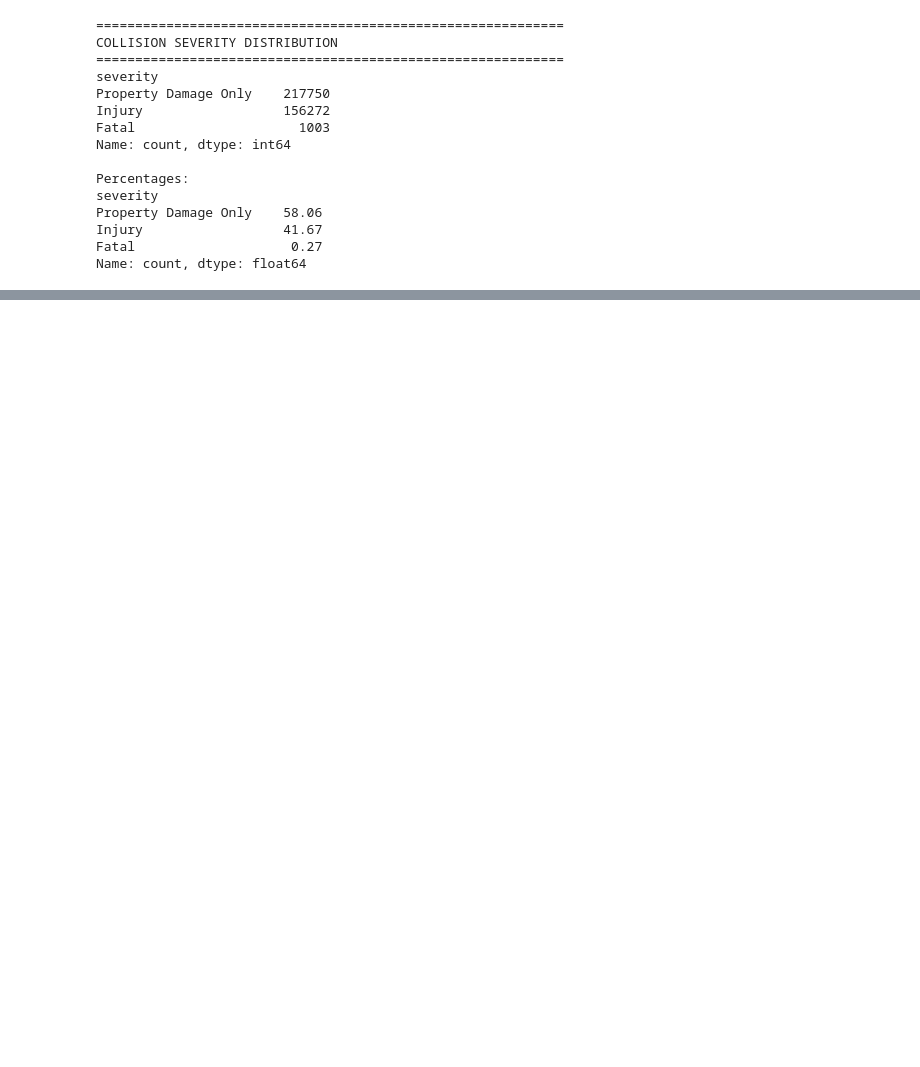
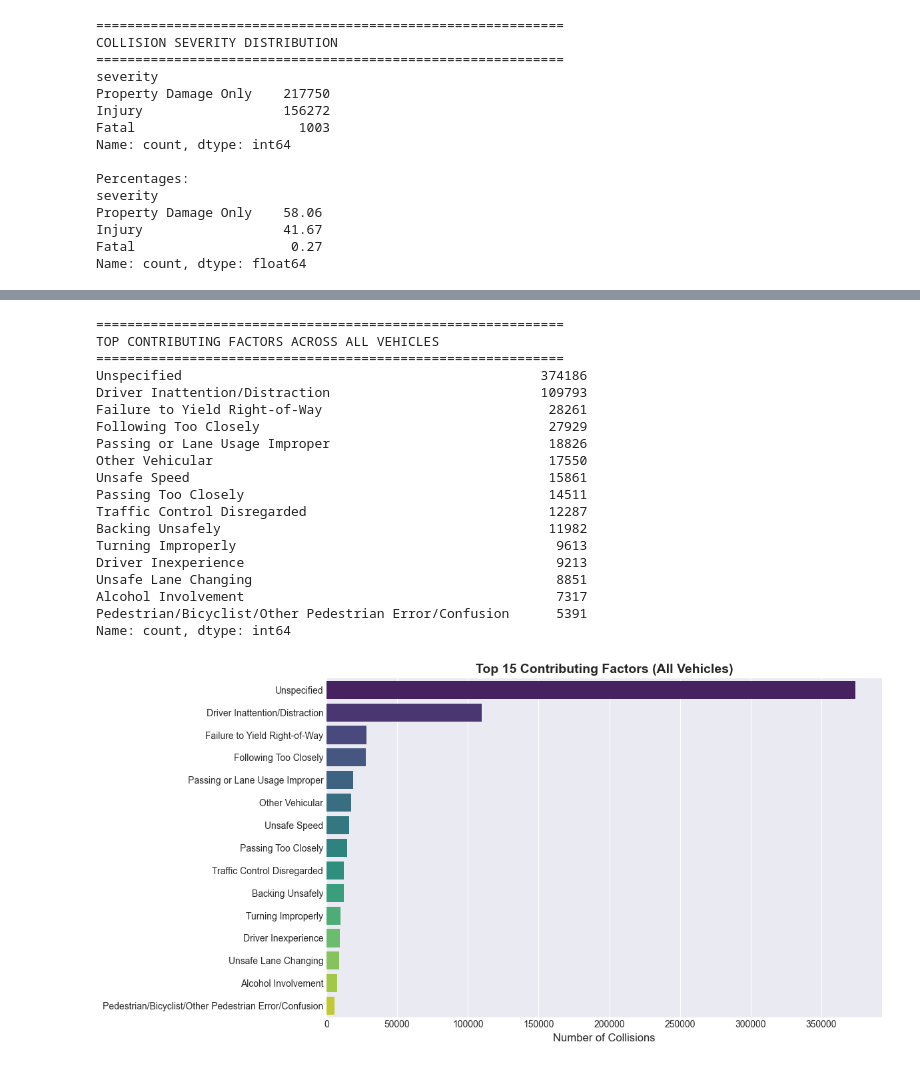
Before and after one commit to SU-IST707-SP26/group-project-crash-predictors, a Jupyter notebook: work/01_initial_eda.ipynb, the cells around one changed output, grey strips where cells are left out. Cells and saved outputs as stored; diff of their text form; code cells hidden in the pictures; blank space fills up the shorter version.

```diff
--- a/work/01_initial_eda.ipynb
+++ b/work/01_initial_eda.ipynb
@@ -486,0 +452,19 @@ Name: count, dtype: int64
+# %%
+#Cell 22: Noticed Longitude and Latitude are string types and changed them to float
+#float function
+def safe_float(x):
+    try:
+        if isinstance(x, str):
+            x = x.replace(',', '.').strip()
+        return float(x)
+    except:
+        return float('nan')
+
+#function application
+df['LATITUDE'] = df['LATITUDE'].apply(safe_float)
+df['LONGITUDE'] = df['LONGITUDE'].apply(safe_float)
+
+# Verification
+print(df[['LATITUDE', 'LONGITUDE']].dtypes)
+print(df[['LATITUDE', 'LONGITUDE']].head(10))
+print(f"\nRecords with valid coordinates: {df[['LATITUDE', 'LONGITUDE']].notna().all(axis=1).sum():,}")
@@ -486,0 +488,48 @@ Name: count, dtype: int64
+# %%
+#Cell 23: Top contributing factors of all collisions for all vehicles
+
+factor_cols = [f'CONTRIBUTING FACTOR VEHICLE {i}' for i in range(1,6)]
+
+# Flatten all factor columns and count occurrences
+all_factors = pd.Series(df[factor_cols].values.ravel()).value_counts()
+
+# Remove NaNs
+all_factors = all_factors.dropna()
+
+# Top 15 factors overall
+top_all_factors = all_factors.head(15)
+
+print("="*60)
+print("TOP CONTRIBUTING FACTORS ACROSS ALL VEHICLES")
+print("="*60)
+print(top_all_factors)
+
+# Visualization
+plt.figure(figsize=(12,6))
+sns.barplot(x=top_all_factors.values, y=top_all_factors.index, palette="viridis")
+plt.title('Top 15 Contributing Factors (All Vehicles)', fontsize=14, fontweight='bold')
+plt.xlabel('Number of Collisions', fontsize=12)
+plt.ylabel('')
+plt.tight_layout()
+plt.show()
+# %% [output]
+============================================================
+TOP CONTRIBUTING FACTORS ACROSS ALL VEHICLES
+============================================================
+Unspecified                                              374186
+Driver Inattention/Distraction                           109793
+Failure to Yield Right-of-Way                             28261
+Following Too Closely                                     27929
+Passing or Lane Usage Improper                            18826
+Other Vehicular                                           17550
+Unsafe Speed                                              15861
+Passing Too Closely                                       14511
+Traffic Control Disregarded                               12287
+Backing Unsafely                                          11982
+Turning Improperly                                         9613
+Driver Inexperience                                        9213
+Unsafe Lane Changing                                       8851
+Alcohol Involvement                                        7317
+Pedestrian/Bicyclist/Other Pedestrian Error/Confusion      5391
+Name: count, dtype: int64
+[figure, added]
```
Also changed, not shown: parts of 24 cells of this notebook.
